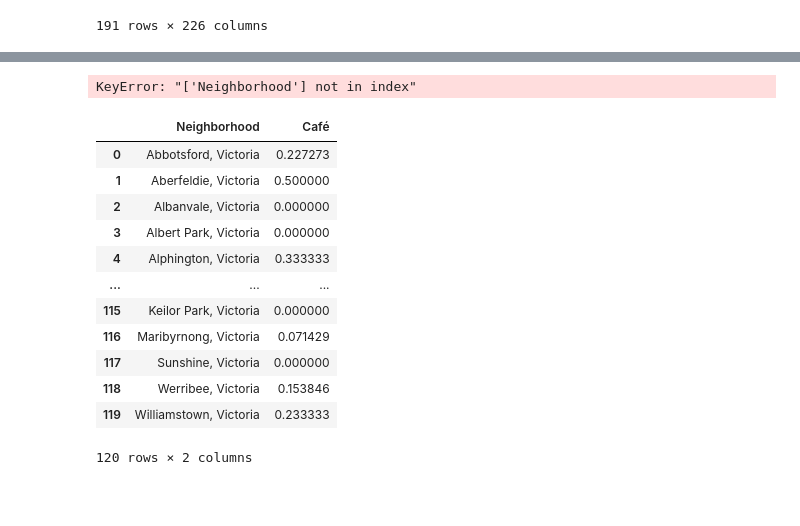
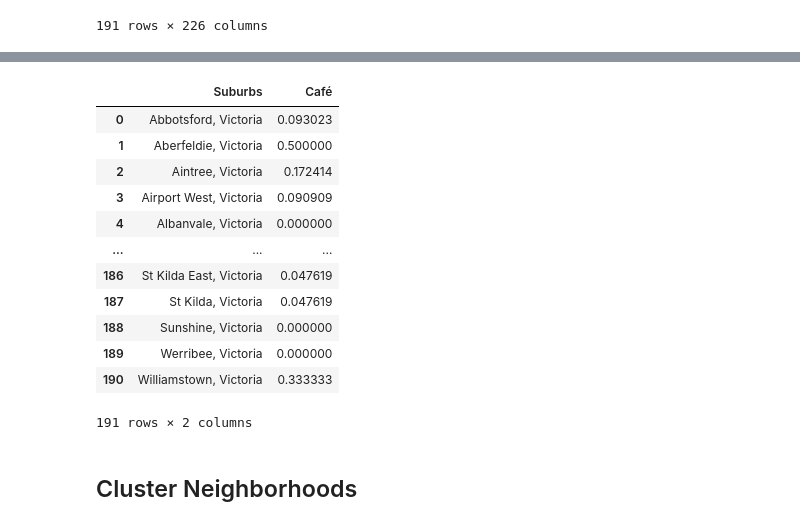
Before and after one commit to Piyal-Banik/Coursera_Capstone, a Jupyter notebook: Week 5/melbourne_suburbs_clustering.ipynb, the cells around one changed output, grey strips where cells are left out. Cells and saved outputs as stored; diff of their text form; code cells hidden in the pictures; blank space fills up the shorter version.

```diff
--- a/Week 5/melbourne_suburbs_clustering.ipynb
+++ b/Week 5/melbourne_suburbs_clustering.ipynb
@@ -310,22 +310,22 @@ neighborhoods_venues_sorted.describe()
 | top | Bentleigh East, Victoria | Café | Coffee Shop | Japanese Restaurant | Park | ... |
 | freq | 1 | 84 | 44 | 40 | 44 | ... |
 # %%
-res_m = melb_grouped[["Neighborhood", "Café"]]
+res_melb = melb_grouped[["Suburbs", "Café"]]
-# %% [output]
-KeyError: "['Neighborhood'] not in index"
-# %%
-res_alberta
-# %% [output]
-|  | Neighborhood | Café |
-| 0 | Abbotsford, Victoria | 0.227273 |
-| 1 | Aberfeldie, Victoria | 0.500000 |
-| 2 | Albanvale, Victoria | 0.000000 |
-| 3 | Albert Park, Victoria | 0.000000 |
-| 4 | Alphington, Victoria | 0.333333 |
-| ... | ... | ... |
-| 115 | Keilor Park, Victoria | 0.000000 |
-| 116 | Maribyrnong, Victoria | 0.071429 |
-| 117 | Sunshine, Victoria | 0.000000 |
-| 118 | Werribee, Victoria | 0.153846 |
-| 119 | Williamstown, Victoria | 0.233333 |
-120 rows × 2 columns
+# %%
+res_melb
+# %% [output]
+|  | Suburbs | Café |
+| 0 | Abbotsford, Victoria | 0.093023 |
+| 1 | Aberfeldie, Victoria | 0.500000 |
+| 2 | Aintree, Victoria | 0.172414 |
+| 3 | Airport West, Victoria | 0.090909 |
+| 4 | Albanvale, Victoria | 0.000000 |
+| ... | ... | ... |
+| 186 | St Kilda East, Victoria | 0.047619 |
+| 187 | St Kilda, Victoria | 0.047619 |
+| 188 | Sunshine, Victoria | 0.000000 |
+| 189 | Werribee, Victoria | 0.000000 |
+| 190 | Williamstown, Victoria | 0.333333 |
+191 rows × 2 columns
+# %% [markdown]
+## Cluster Neighborhoods
```
Also changed, not shown: parts of 14 cells of this notebook.
